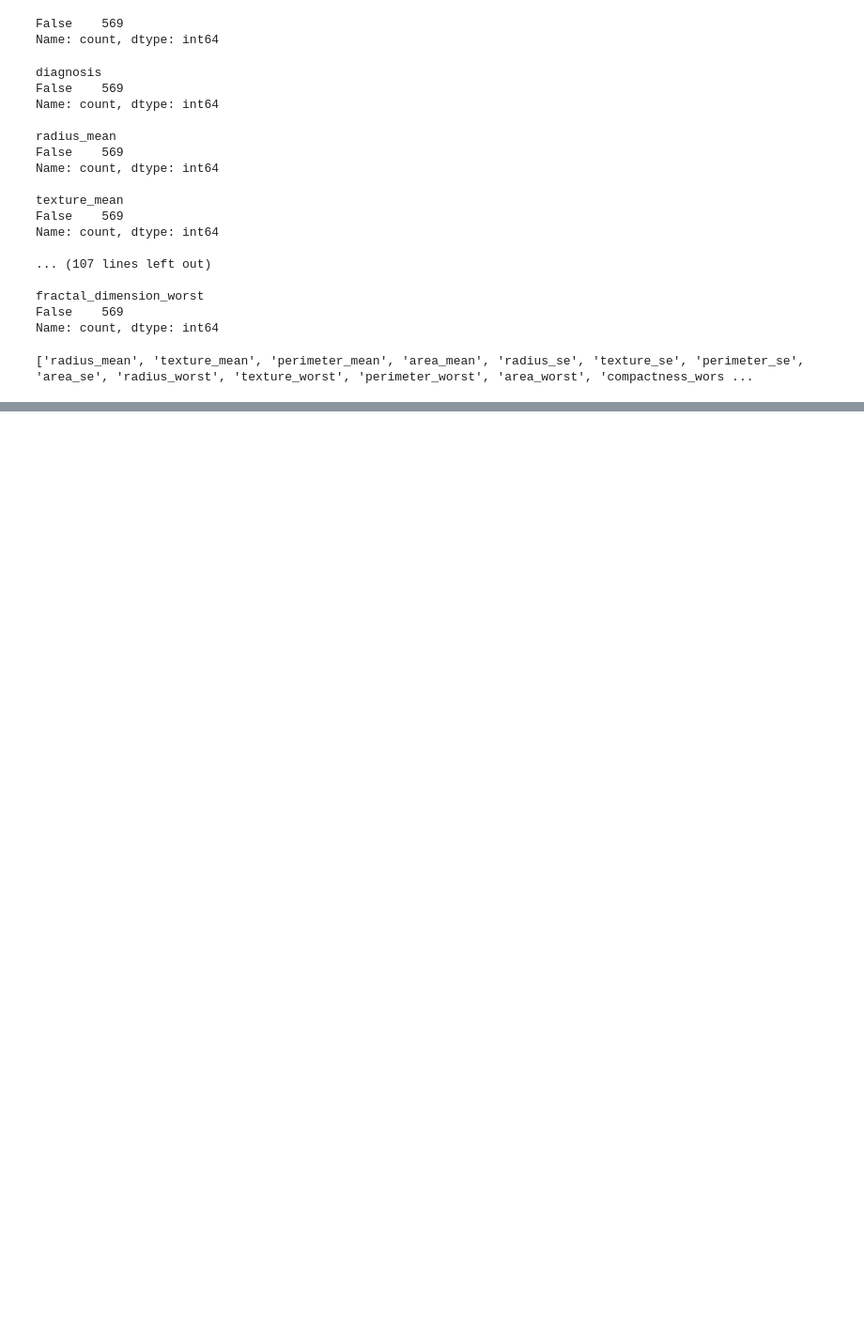
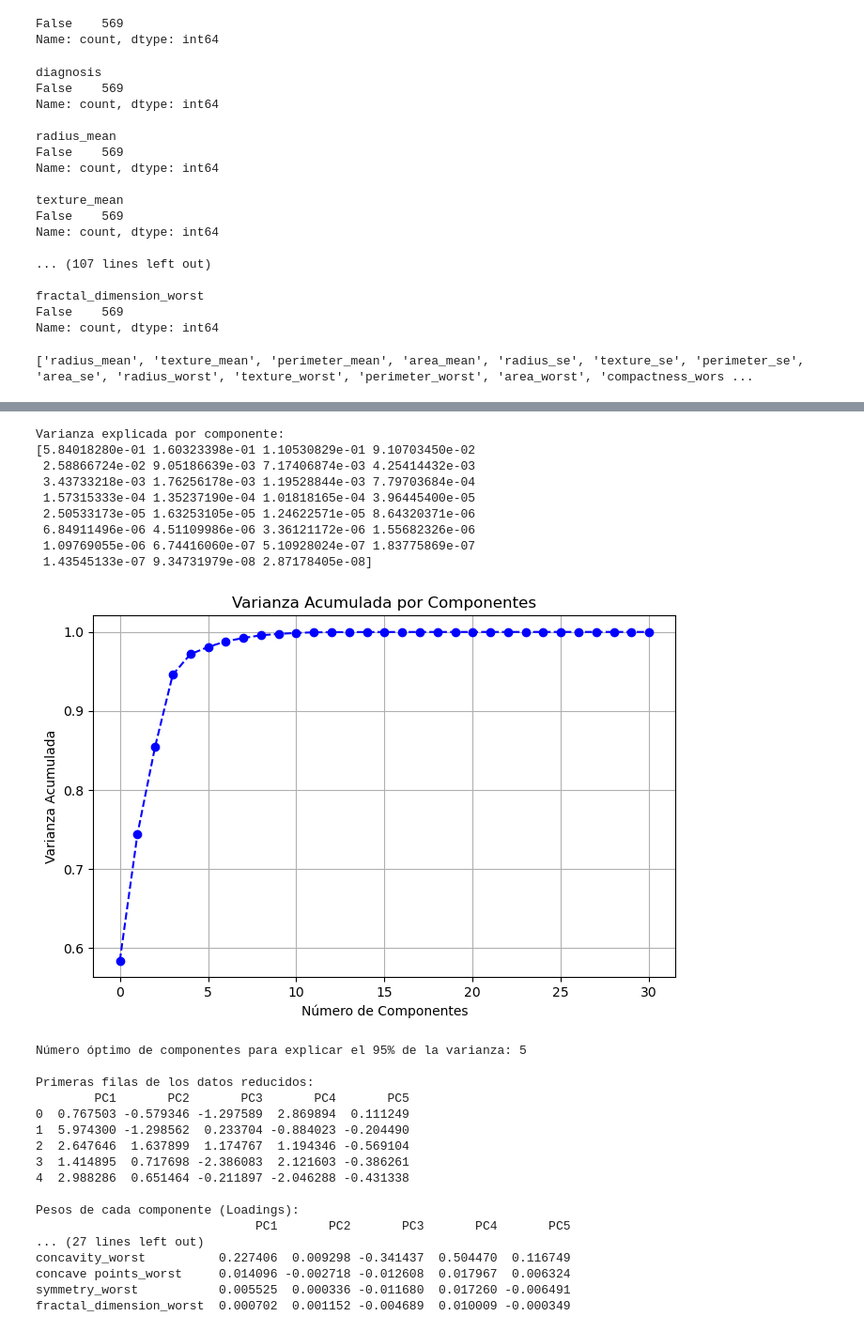
Before and after one commit to 100495761/MSE446, a Jupyter notebook: BreastCancerMain.ipynb, the cells around one changed output, grey strips where cells are left out. Shown at 94% size. Drawn from its saved outputs; the diff is of its cells as text; code cells hidden in the pictures; blank space fills up the shorter version.

```diff
--- a/BreastCancerMain.ipynb
+++ b/BreastCancerMain.ipynb
@@ -201,0 +276,80 @@ memory usage: 137.9 KB
+# %%
+import numpy as np
+import pandas as pd
+from sklearn.decomposition import PCA
+import matplotlib.pyplot as plt
+
+# Usar los datos normalizados
+X_scaled = normalized_data
+
+# Inicializar PCA para analizar todos los componentes
+pca = PCA(n_components=None)
+
+# Ajustar PCA a los datos normalizados
+X_pca = pca.fit_transform(X_scaled)
+
+# Mostrar varianza explicada por cada componente
+explained_variance_ratio = pca.explained_variance_ratio_
+print(f'Varianza explicada por componente:\n{explained_variance_ratio}')
+
+# Visualizar varianza acumulada
+plt.figure(figsize=(8, 5))
+plt.plot(np.cumsum(explained_variance_ratio), marker='o', linestyle='--', color='b')
+plt.title('Varianza Acumulada por Componentes')
+plt.xlabel('Número de Componentes')
+plt.ylabel('Varianza Acumulada')
+plt.grid(True)
+plt.show()
+
+# Calcular varianza acumulada
+cumulative_variance = np.cumsum(explained_variance_ratio)
+
+# Número de componentes que explican al menos el 95% de la varianza
+n_components = np.argmax(cumulative_variance >= 0.95) + 1
+print(f'Número óptimo de componentes para explicar el 95% de la varianza: {n_components}')
+
+# Aplicar PCA con el número óptimo de componentes
+pca_opt = PCA(n_components=n_components)
+X_reduced = pca_opt.fit_transform(X_scaled)
+
+# Convertir el resultado a DataFrame si es necesario
+X_reduced_df = pd.DataFrame(X_reduced, columns=[f'PC{i+1}' for i in range(n_components)])
+print("\nPrimeras filas de los datos reducidos:")
+print(X_reduced_df.head())
+
+# Mostrar pesos (loadings) de cada componente
+loadings = pd.DataFrame(
+    pca_opt.components_.T,
+    index=X_scaled.columns,
+    columns=[f'PC{i+1}' for i in range(n_components)]
+)
+print("\nPesos de cada componente (Loadings):")
+print(loadings)
+# %% [output]
+Varianza explicada por componente:
+[5.84018280e-01 1.60323398e-01 1.10530829e-01 9.10703450e-02
+ 2.58866724e-02 9.05186639e-03 7.17406874e-03 4.25414432e-03
+ 3.43733218e-03 1.76256178e-03 1.19528844e-03 7.79703684e-04
+ 1.57315333e-04 1.35237190e-04 1.01818165e-04 3.96445400e-05
+ 2.50533173e-05 1.63253105e-05 1.24622571e-05 8.64320371e-06
+ 6.84911496e-06 4.51109986e-06 3.36121172e-06 1.55682326e-06
+ 1.09769055e-06 6.74416060e-07 5.10928024e-07 1.83775869e-07
+ 1.43545133e-07 9.34731979e-08 2.87178405e-08]
+[figure, added]
+Número óptimo de componentes para explicar el 95% de la varianza: 5
+
+Primeras filas de los datos reducidos:
+        PC1       PC2       PC3       PC4       PC5
+0  0.767503 -0.579346 -1.297589  2.869894  0.111249
+1  5.974300 -1.298562  0.233704 -0.884023 -0.204490
+2  2.647646  1.637899  1.174767  1.194346 -0.569104
+3  1.414895  0.717698 -2.386083  2.121603 -0.386261
+4  2.988286  0.651464 -0.211897 -2.046288 -0.431338
+
+Pesos de cada componente (Loadings):
+                              PC1       PC2       PC3       PC4       PC5
+... (27 lines left out)
+concavity_worst          0.227406  0.009298 -0.341437  0.504470  0.116749
+concave points_worst     0.014096 -0.002718 -0.012608  0.017967  0.006324
+symmetry_worst           0.005525  0.000336 -0.011680  0.017260 -0.006491
+fractal_dimension_worst  0.000702  0.001152 -0.004689  0.010009 -0.000349
```
Also changed, not shown: parts of 15 cells of this notebook.
